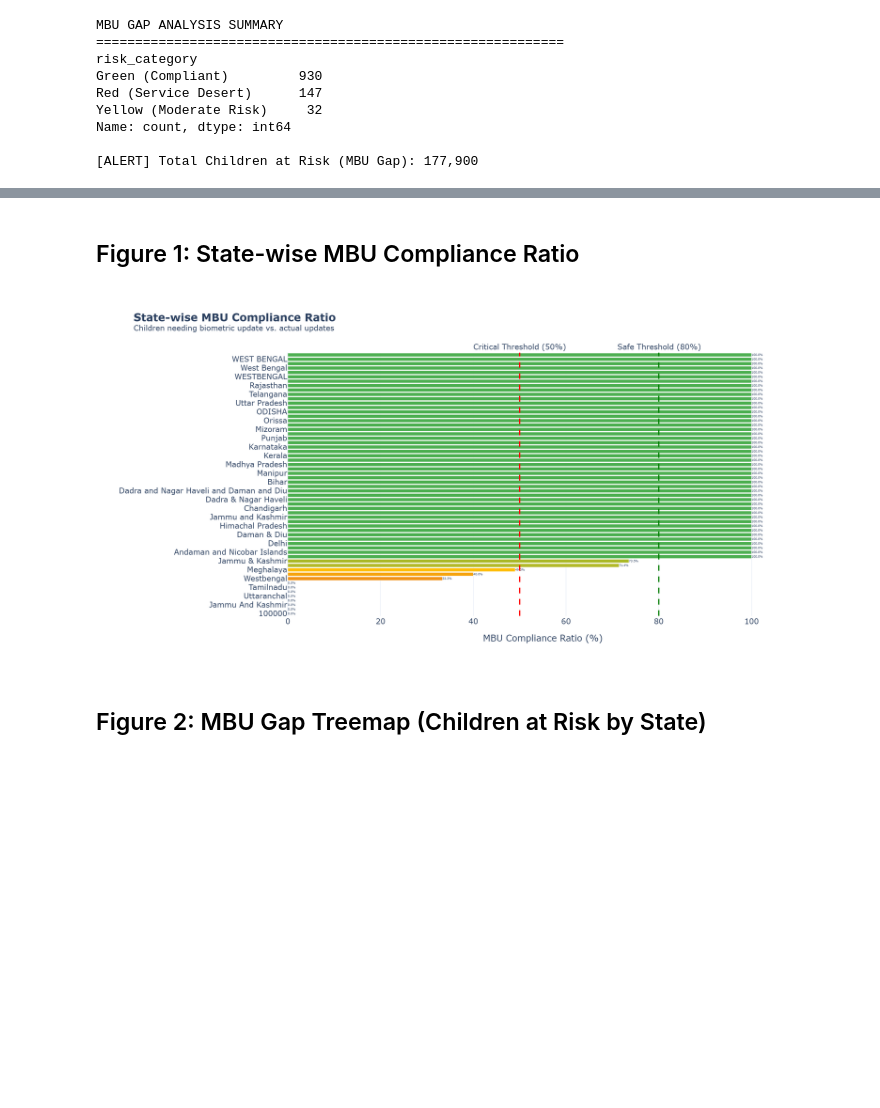
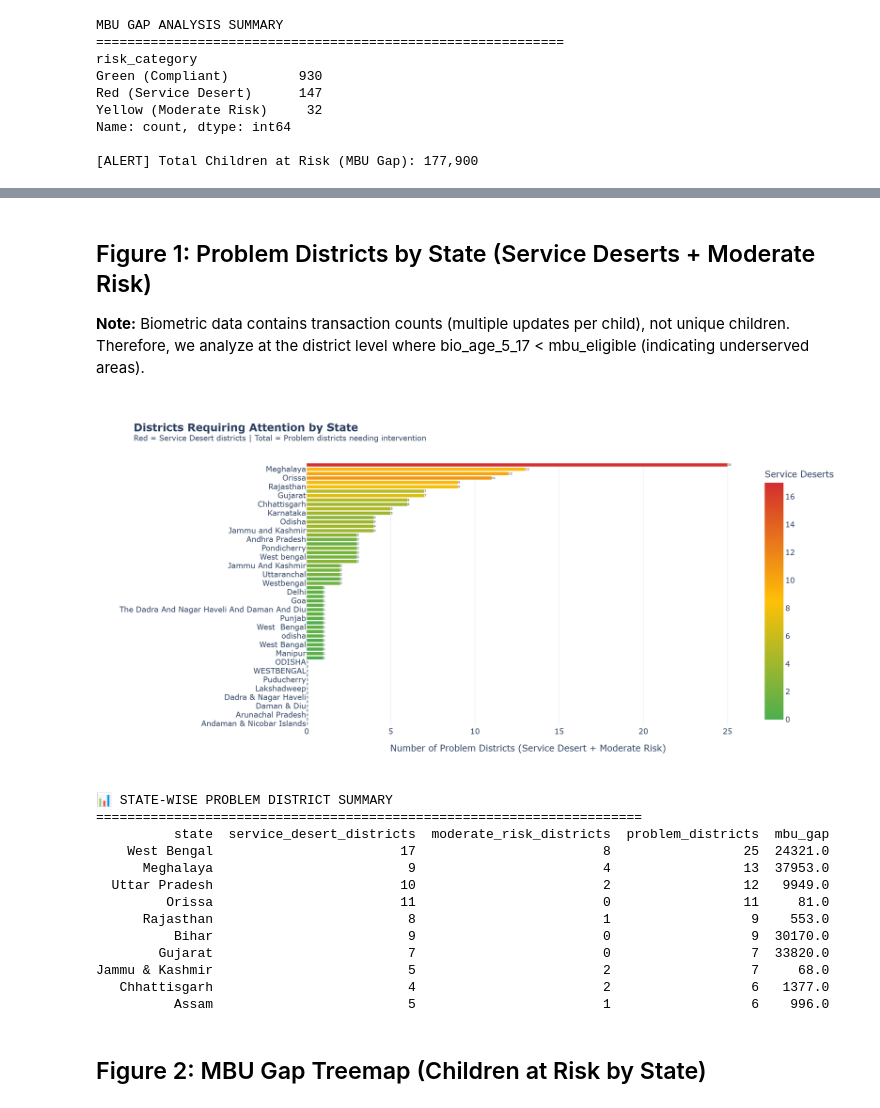
Before and after one commit to STIWARTs/UIDAI_DH_2k26, a Jupyter notebook: MBU_Gap_Analyzer.ipynb, the cells around one changed output, grey strips where cells are left out. Saved outputs shown, nothing was run; the diff lists cells and outputs as text; code cells hidden in the pictures; blank space fills up the shorter version.

```diff
--- a/MBU_Gap_Analyzer.ipynb
+++ b/MBU_Gap_Analyzer.ipynb
@@ -375,57 +375,77 @@ TOP 20 GHOST COHORT DISTRICTS (Highest MBU Gap)
 | 284 | Haryana | Gurugram | 2429.0 | 0.0 | 2429.0 | 0.00 | Red (Service Desert) |
 | 605 | Meghalaya | South Garo Hills | 2995.0 | 584.0 | 2411.0 | 19.50 | Red (Service Desert) |
 # %% [markdown]
-## Figure 1: State-wise MBU Compliance Ratio
+## Figure 1: Problem Districts by State (Service Deserts + Moderate Risk)
+
+**Note:** Biometric data contains transaction counts (multiple updates per child), not unique children. Therefore, we analyze at the district level where bio_age_5_17 < mbu_eligible (indicating underserved areas).
 # %%
 # State-level aggregation
 state_summary = df_gap_analysis.groupby('state').agg({
     'mbu_eligible': 'sum',
     'bio_age_5_17': 'sum',
     'mbu_gap': 'sum',
     'district': 'count'
 }).reset_index()
 
 state_summary.columns = ['state', 'mbu_eligible', 'bio_updates', 'mbu_gap', 'district_count']
 
-state_summary['compliance_ratio'] = np.where(
-    state_summary['mbu_eligible'] > 0,
-    (state_summary['bio_updates'] / state_summary['mbu_eligible']) * 100,
-    0
-).clip(0, 100)
+# Count Service Desert districts per state
+service_desert_by_state = df_gap_analysis[df_gap_analysis['risk_category'] == 'Red (Service Desert)'].groupby('state').size().reset_index(name='service_desert_districts')
+moderate_risk_by_state = df_gap_analysis[df_gap_analysis['risk_category'] == 'Yellow (Moderate Risk)'].groupby('state').size().reset_index(name='moderate_risk_districts')
 
-state_summary = state_summary.sort_values('compliance_ratio')
+state_summary = state_summary.merge(service_desert_by_state, on='state', how='left').fillna(0)
+state_summary = state_summary.merge(moderate_risk_by_state, on='state', how='left').fillna(0)
+state_summary['service_desert_districts'] = state_summary['service_desert_districts'].astype(int)
+state_summary['moderate_risk_districts'] = state_summary['moderate_risk_districts'].astype(int)
+state_summary['problem_districts'] = state_summary['service_desert_districts'] + state_summary['moderate_risk_districts']
 
-# Create horizontal bar chart
+# Sort by number of problem districts (Service Deserts + Moderate Risk)
+state_summary = state_summary.sort_values('problem_districts', ascending=True)
+
+# Create horizontal bar chart showing PROBLEM DISTRICTS per state
 fig1 = px.bar(
     state_summary,
-    x='compliance_ratio',
+    x='problem_districts',
     y='state',
     orientation='h',
-    color='compliance_ratio',
-    color_continuous_scale=['#d32f2f', '#ffc107', '#4caf50'],
-    title='<b>State-wise MBU Compliance Ratio</b><br><sup>Children needing biometric update vs. actual updates</sup>',
-    labels={'compliance_ratio': 'Compliance Ratio (%)', 'state': 'State'},
-    text='compliance_ratio'
+    color='service_desert_districts',
+    color_continuous_scale=['#4caf50', '#ffc107', '#d32f2f'],
+    title='<b>Districts Requiring Attention by State</b><br><sup>Red = Service Desert districts | Total = Problem districts needing intervention</sup>',
+    labels={'problem_districts': 'Problem Districts', 'state': 'State', 'service_desert_districts': 'Service Deserts'},
+    text='problem_districts',
+    hover_data=['service_desert_districts', 'moderate_risk_districts', 'mbu_gap', 'district_count']
 )
 
-fig1.update_traces(texttemplate='%{text:.1f}%', textposition='outside')
+fig1.update_traces(texttemplate='%{text}', textposition='outside')
 fig1.update_layout(
     height=900,
-    xaxis_title='MBU Compliance Ratio (%)',
+    xaxis_title='Number of Problem Districts (Service Desert + Moderate Risk)',
     yaxis_title='',
-    coloraxis_showscale=False,
-    xaxis_range=[0, 110]
+    coloraxis_colorbar_title='Service Deserts'
 )
 
-# Add threshold lines
-fig1.add_vline(x=50, line_dash="dash", line_color="red",
-               annotation_text="Critical Threshold (50%)", annotation_position="top")
-fig1.add_vline(x=80, line_dash="dash", line_color="green",
-               annotation_text="Safe Threshold (80%)", annotation_position="top")
+show_fig(fig1)
 
-show_fig(fig1)
+# Print summary
+print("\n📊 STATE-WISE PROBLEM DISTRICT SUMMARY")
+print("="*70)
+top_problem_states = state_summary.nlargest(10, 'problem_districts')[['state', 'service_desert_districts', 'moderate_risk_districts', 'problem_districts', 'mbu_gap']]
+print(top_problem_states.to_string(index=False))
 # %% [output]
-[figure, old version]
+[figure, new version]
+📊 STATE-WISE PROBLEM DISTRICT SUMMARY
+======================================================================
+          state  service_desert_districts  moderate_risk_districts  problem_districts  mbu_gap
+    West Bengal                        17                        8                 25  24321.0
+      Meghalaya                         9                        4                 13  37953.0
+  Uttar Pradesh                        10                        2                 12   9949.0
+         Orissa                        11                        0                 11     81.0
+      Rajasthan                         8                        1                  9    553.0
+          Bihar                         9                        0                  9  30170.0
+        Gujarat                         7                        0                  7  33820.0
+Jammu & Kashmir                         5                        2                  7     68.0
+   Chhattisgarh                         4                        2                  6   1377.0
+          Assam                         5                        1                  6    996.0
 # %% [markdown]
 ## Figure 2: MBU Gap Treemap (Children at Risk by State)
 # %%
```
Also changed, not shown: parts of 5 cells of this notebook, 7 other files.
